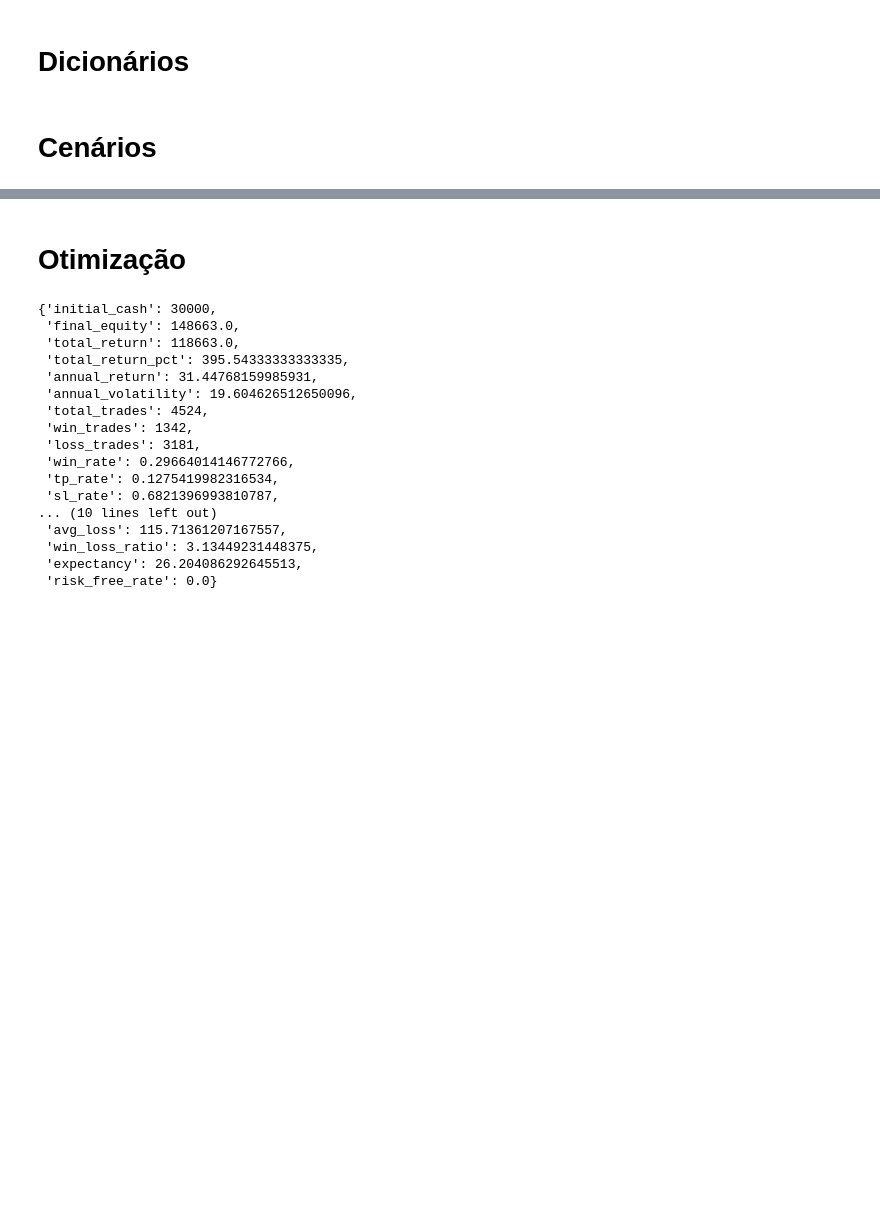
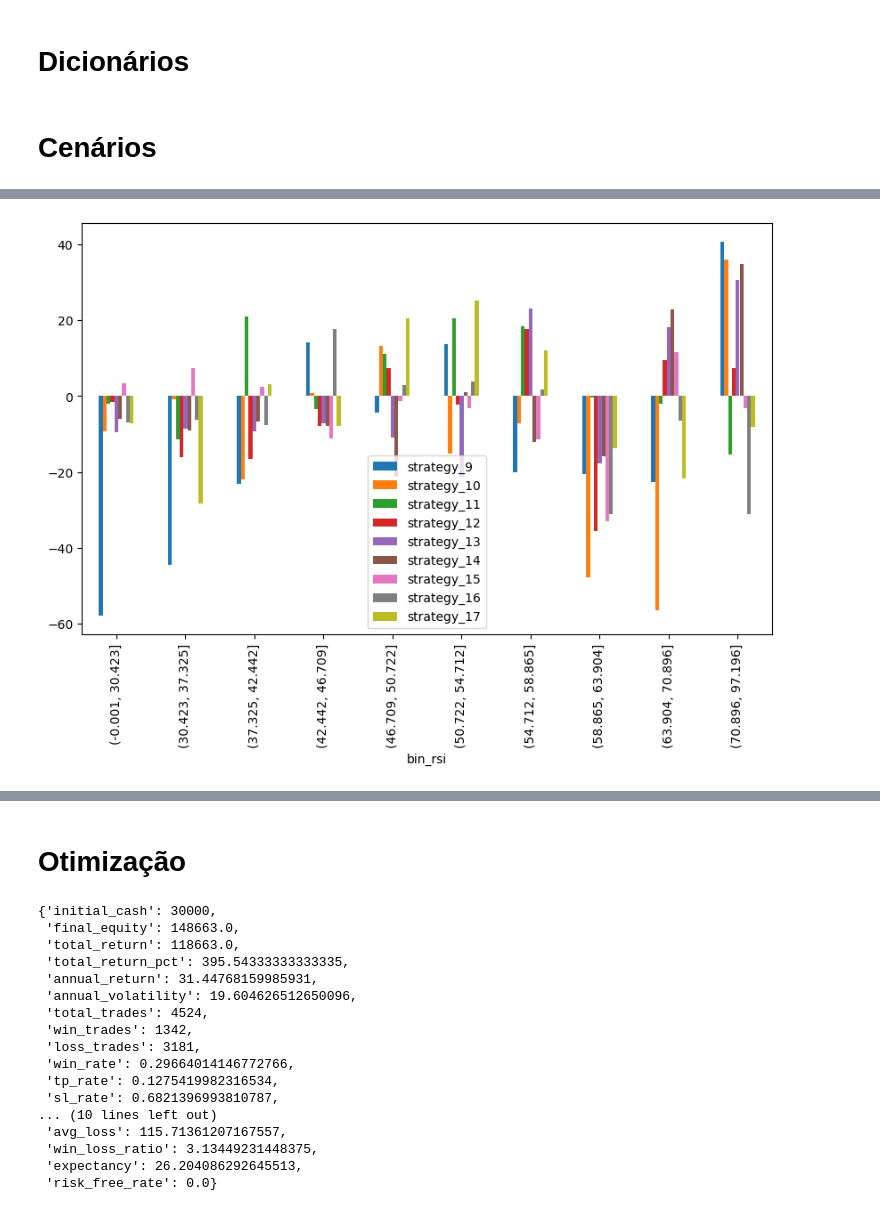
Before and after one commit to RenatoPhys/trading-factory, a Jupyter notebook: factory/01.pattern.ipynb, the cells around one changed output, grey strips where cells are left out. Cells and saved outputs as stored; diff of their text form; code cells hidden in the pictures; blank space fills up the shorter version.

```diff
--- a/factory/01.pattern.ipynb
+++ b/factory/01.pattern.ipynb
@@ -169,0 +237,6 @@ bt.plot_profit_by_hour()
+# %%
+compr = 9
+nquantis = 10
+plot_rsi_profit(compr, nquantis, df, direction='long')
+# %% [output]
+[figure, added]
```
Also changed, not shown: parts of 8 cells of this notebook, 9 other files.
